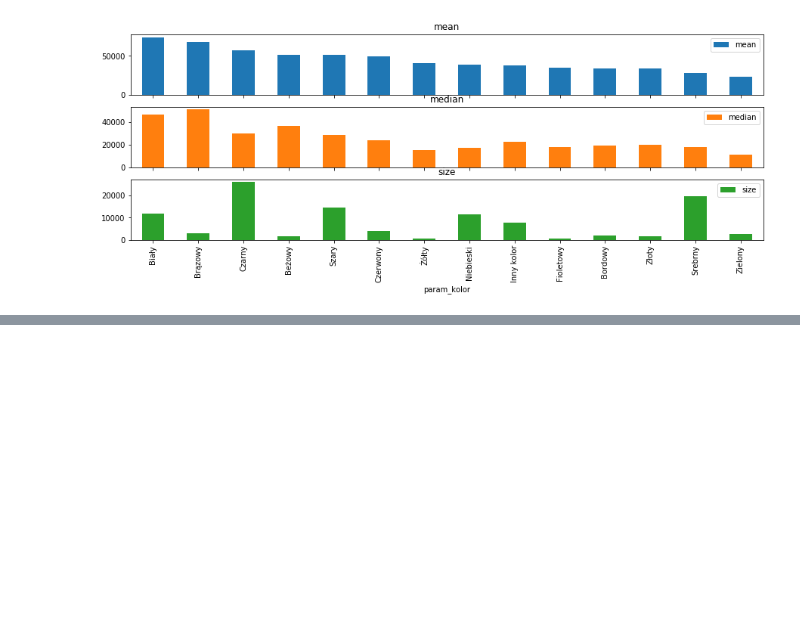
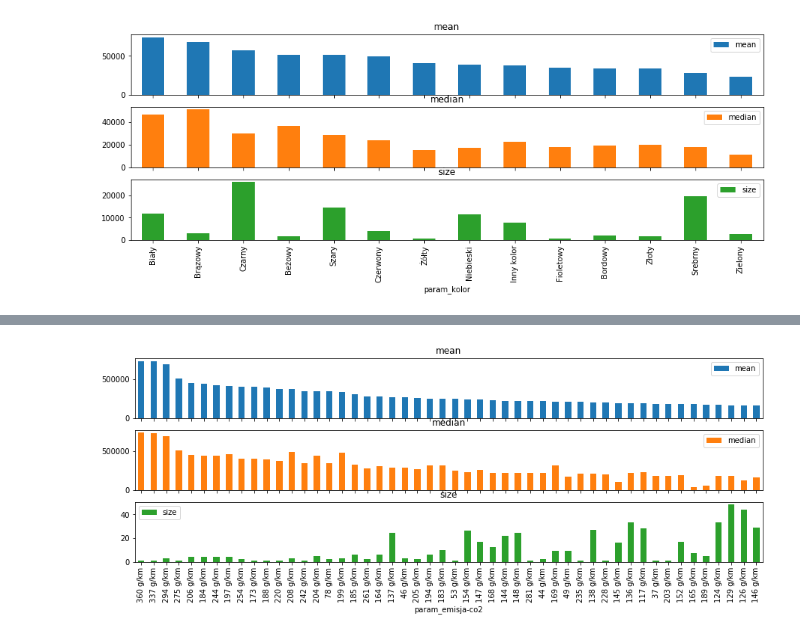
Before and after one commit to MariuszJarosz86/dw_matrix_car, a Jupyter notebook: day2_visualisation.ipynb, the cells around one changed output, grey strips where cells are left out. Drawn from its saved outputs; the diff is of its cells as text; code cells hidden in the pictures; blank space fills up the shorter version.

```diff
--- a/day2_visualisation.ipynb
+++ b/day2_visualisation.ipynb
@@ -196,0 +201,4 @@ group_and_barplot('param_kolor',feat_sort='mean');
+# %%
+group_and_barplot('param_emisja-co2');
+# %% [output]
+[figure, added]
```
Also changed, not shown: parts of 1 cell of this notebook.
